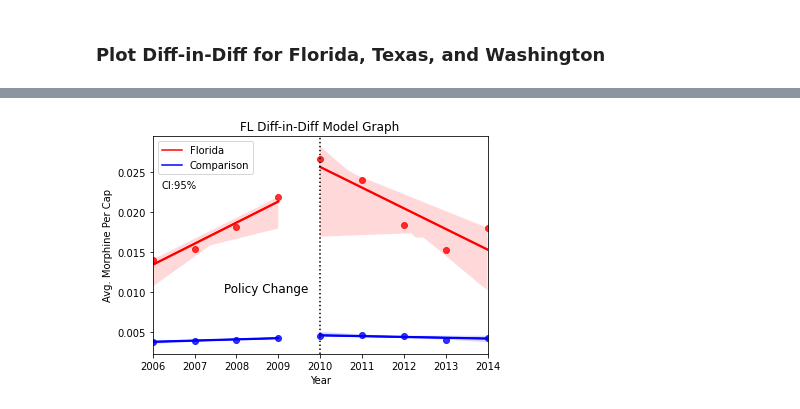
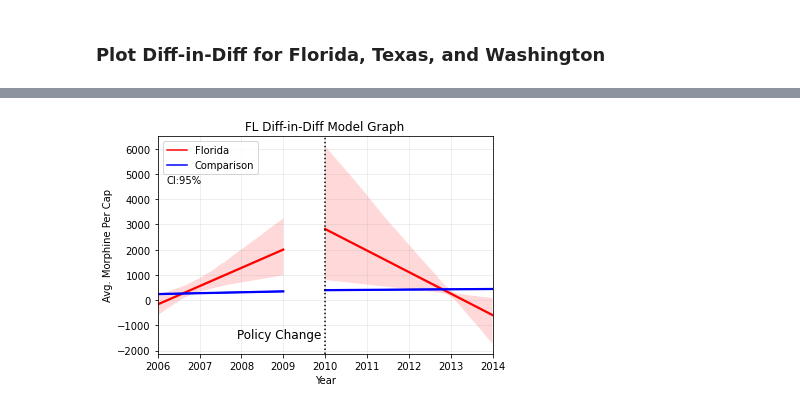
Before and after one commit to yangxiaohan57/impact-of-opioids-policy, a Jupyter notebook: 30_results/diff_in_diff_plot_morph_rate_fl.ipynb, the cells around one changed output, grey strips where cells are left out. Cells and saved outputs as stored; diff of their text form; code cells hidden in the pictures.

Commit message:
add diff in diff plot for morphine ratio, fl and comparison states

```diff
--- a/30_results/diff_in_diff_plot_morph_rate_fl.ipynb
+++ b/30_results/diff_in_diff_plot_morph_rate_fl.ipynb
@@ -14,12 +14,11 @@ import warnings
 warnings.filterwarnings("ignore")
 
 fl_morph_rate = pd.read_csv(
-    "./estimating-impact-of-opioids-2020-team2/20_intermediate_files/FL_shipment_and_pop.csv",
+    "./fl_shipment_and_pop.csv",
     sep=",",
     index_col=0,
 )
 avg_morph_rate_compare_to_fl = pd.read_csv(
-    "./ComparisonStatesMorphPerCap.csv",
-    sep=",",
+    "./ComparisonStates.csv", sep=",", index_col=0
 )
 # %%
@@ -66,21 +56,17 @@ fl_avg_morph_rate
 # %%
 # seperate to pre and post policy periods for FL its comparison states (average of PA, AR, NM)
 
-x_pre_fl = np.array(fl_avg_morph_rate[fl_avg_morph_rate["Year"] < 2010]["Year"])
-y_pre_fl = np.array(
-    fl_avg_morph_rate[fl_avg_morph_rate["Year"] < 2010]["MORPH_POP_RATIO"]
-)
-x_post_fl = np.array(fl_avg_morph_rate[fl_avg_morph_rate["Year"] >= 2010]["Year"])
-y_post_fl = np.array(
-    fl_avg_morph_rate[fl_avg_morph_rate["Year"] >= 2010]["MORPH_POP_RATIO"]
-)
+x_pre_fl = np.array(fl_morph_rate[fl_morph_rate["Year"] < 2010]["Year"])
+y_pre_fl = np.array(fl_morph_rate[fl_morph_rate["Year"] < 2010]["MORPH_POP_RATIO"])
+x_post_fl = np.array(fl_morph_rate[fl_morph_rate["Year"] >= 2010]["Year"])
+y_post_fl = np.array(fl_morph_rate[fl_morph_rate["Year"] >= 2010]["MORPH_POP_RATIO"])
 
 x_pre_comp = np.array(
     avg_morph_rate_compare_to_fl[avg_morph_rate_compare_to_fl["Year"] < 2010]["Year"]
 )
 y_pre_comp = np.array(
     avg_morph_rate_compare_to_fl[avg_morph_rate_compare_to_fl["Year"] < 2010][
-        "Avg_Morph_MG_PerCap"
+        "MORPH_POP_RATIO"
     ]
 )
 x_post_comp = np.array(
@@ -88,39 +74,40 @@ x_post_comp = np.array(
 )
 y_post_comp = np.array(
     avg_morph_rate_compare_to_fl[avg_morph_rate_compare_to_fl["Year"] >= 2010][
-        "Avg_Morph_MG_PerCap"
+        "MORPH_POP_RATIO"
     ]
 )
 # %%
 fig, ax = plt.subplots()
 # ax.plot(x_pre_fl, y_pre_fl, "o")
 m, b = np.polyfit(x_pre_fl, y_pre_fl, 1)
 plt.plot(x_pre_fl, m * x_pre_fl + b, color="red")
-ax = sns.regplot(x_pre_fl, y_pre_fl, ci=95, color="r")
+ax = sns.regplot(x_pre_fl, y_pre_fl, ci=95, color="r", scatter=False)
 
 # ax.plot(x_post_fl, y_post_fl, "o")
 m, b = np.polyfit(x_post_fl, y_post_fl, 1)
 plt.plot(x_post_fl, m * x_post_fl + b, color="red", label="Florida")
-sns.regplot(x_post_fl, y_post_fl, ci=95, color="r")
+sns.regplot(x_post_fl, y_post_fl, ci=95, color="r", scatter=False)
 
 # ax.plot(x_pre_comp, y_pre_comp, "o")
 m, b = np.polyfit(x_pre_comp, y_pre_comp, 1)
 plt.plot(x_pre_comp, m * x_pre_comp + b, color="blue")
-sns.regplot(x_pre_comp, y_pre_comp, ci=95, color="b")
+sns.regplot(x_pre_comp, y_pre_comp, ci=95, color="b", scatter=False)
 
 # ax.plot(x_post_comp, y_post_comp, "o")
 m, b = np.polyfit(x_post_comp, y_post_comp, 1)
 plt.plot(x_post_comp, m * x_post_comp + b, color="blue", label="Comparison")
-sns.regplot(x_post_comp, y_post_comp, ci=95, color="b")
+sns.regplot(x_post_comp, y_post_comp, ci=95, color="b", scatter=False)
 
 plt.xlabel("Year")
 plt.ylabel("Avg. Morphine Per Cap")
 plt.title("FL Diff-in-Diff Model Graph")
 plt.axvline(x=2010, color="black", ls=":")
-plt.text(2007.7, 0.01, "Policy Change", fontsize=12)
-plt.text(2006.2, 0.023, "CI:95%", fontsize=10)
+plt.text(2007.9, -1500, "Policy Change", fontsize=12)
+plt.text(2006.2, 4650, "CI:95%", fontsize=10)
+plt.grid(b=True, which="major", color="#999999", linestyle="-", alpha=0.2)
 
 plt.legend(loc="upper left")
 plt.show()
 # %% [output]
-[figure, old version]
+[figure, new version]
```
Also changed, not shown: parts of 4 cells of this notebook.
